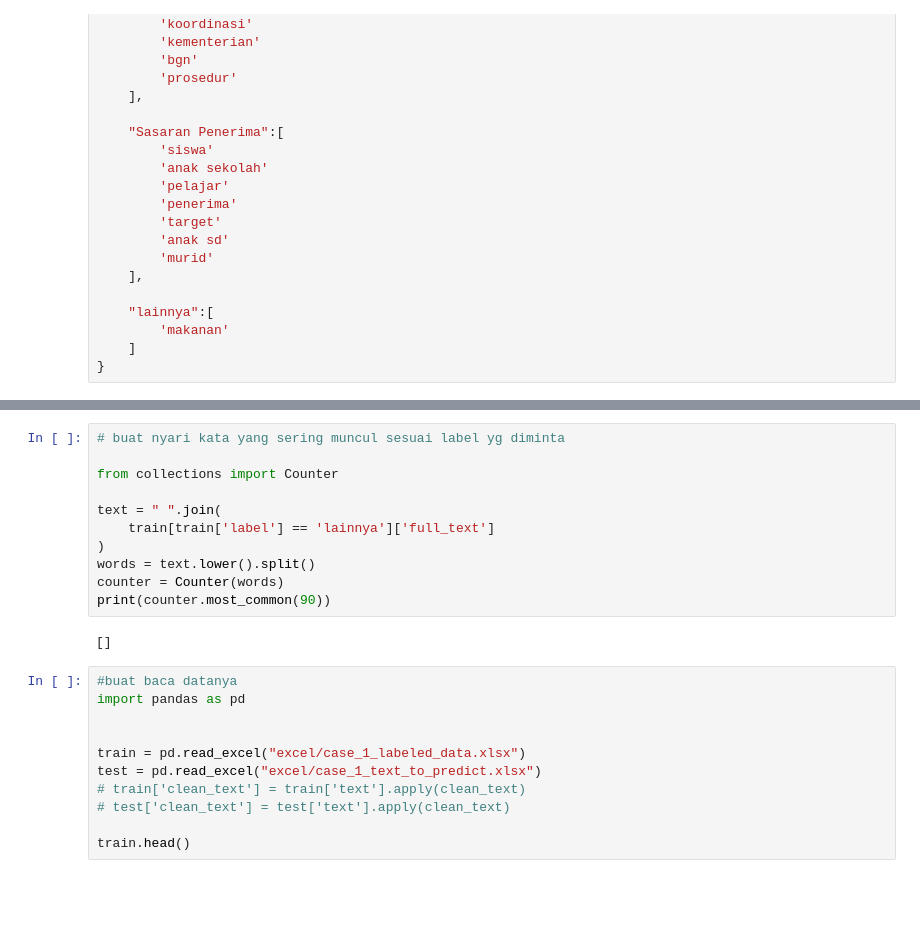
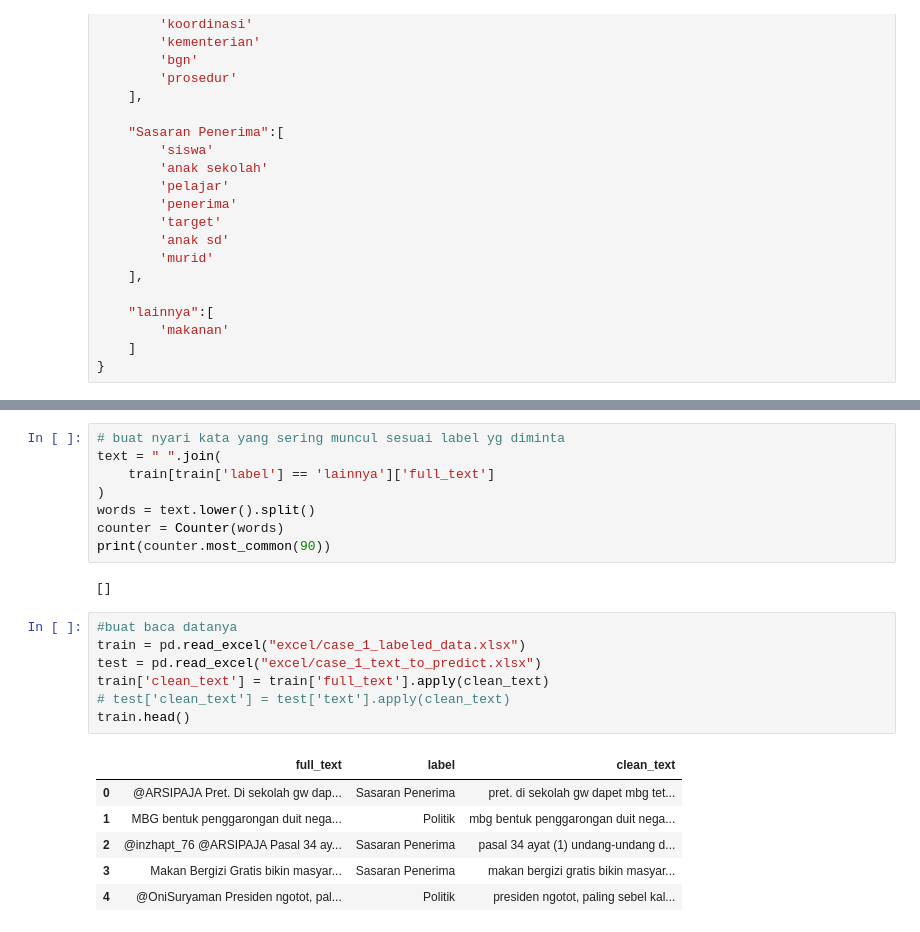
Before and after one commit to Requereves/BDC-2025, a Jupyter notebook: main.ipynb, the cells around one changed output, grey strips where cells are left out. Saved outputs shown, nothing was run; the diff lists cells and outputs as text; blank space fills up the shorter version.

```diff
--- a/main.ipynb
+++ b/main.ipynb
@@ -68,8 +87,5 @@ keywords = {
 # %%
 # buat nyari kata yang sering muncul sesuai label yg diminta
-
-from collections import Counter
-
 text = " ".join(
     train[train['label'] == 'lainnya']['full_text']
 )
@@ -80,12 +96,15 @@ print(counter.most_common(90))
 []
 # %%
 #buat baca datanya
-import pandas as pd
-
-
 train = pd.read_excel("excel/case_1_labeled_data.xlsx")
 test = pd.read_excel("excel/case_1_text_to_predict.xlsx")
-# train['clean_text'] = train['text'].apply(clean_text)
+train['clean_text'] = train['full_text'].apply(clean_text)
 # test['clean_text'] = test['text'].apply(clean_text)
-
 train.head()
+# %% [output]
+|  | full_text | label | clean_text |
+| 0 | @ARSIPAJA Pret. Di sekolah gw dap... | Sasaran Penerima | pret. di sekolah gw dapet mbg tet... |
+| 1 | MBG bentuk penggarongan duit nega... | Politik | mbg bentuk penggarongan duit nega... |
+| 2 | @inzhapt_76 @ARSIPAJA Pasal 34 ay... | Sasaran Penerima | pasal 34 ayat (1) undang-undang d... |
+| 3 | Makan Bergizi Gratis bikin masyar... | Sasaran Penerima | makan bergizi gratis bikin masyar... |
+| 4 | @OniSuryaman Presiden ngotot, pal... | Politik | presiden ngotot, paling sebel kal... |
```
Also changed, not shown: parts of 24 cells of this notebook.
